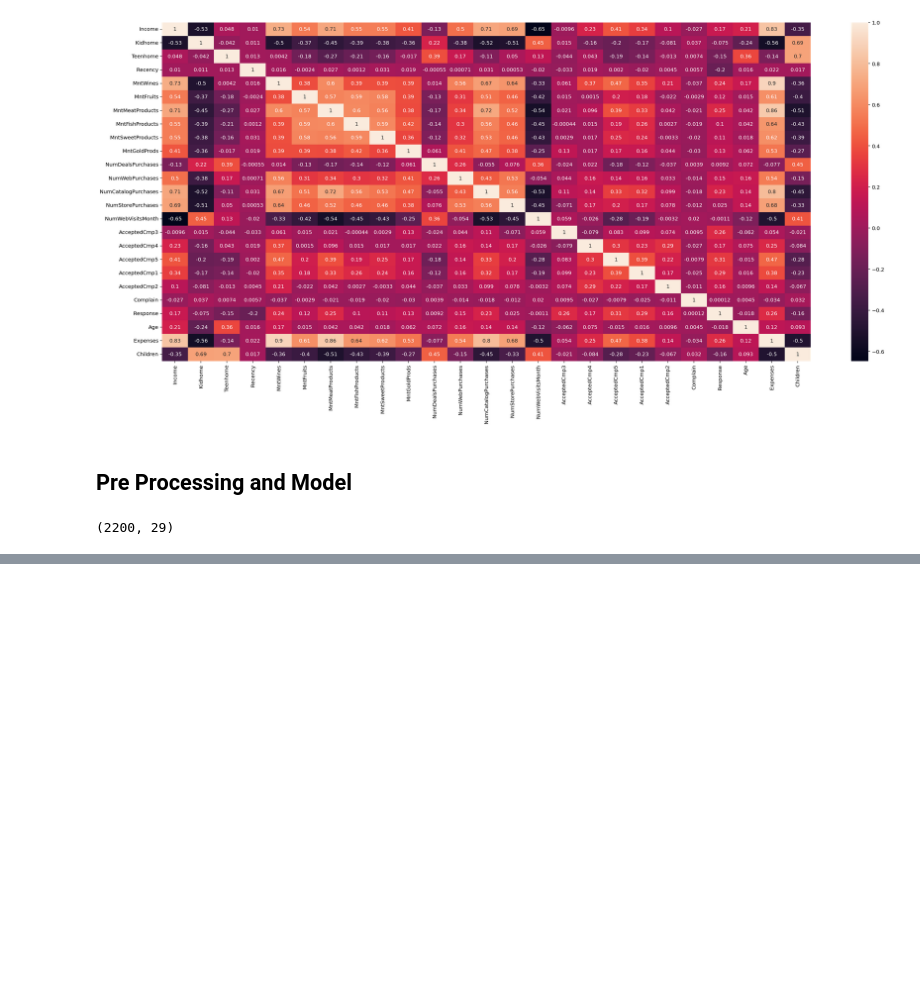
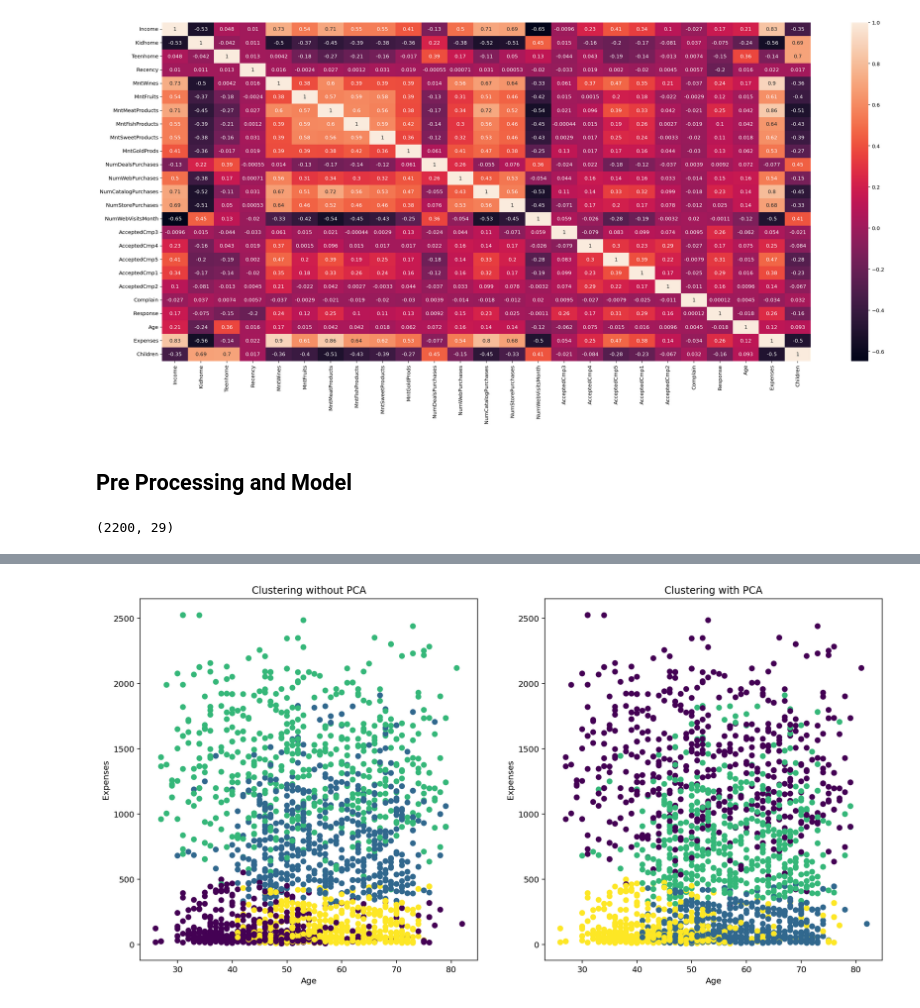
Before and after one commit to yxyfer/PTML_Project, a Jupyter notebook: src/market_analysis_unsupervised.ipynb, the cells around one changed output, grey strips where cells are left out. Cells and saved outputs as stored; diff of their text form; code cells hidden in the pictures; blank space fills up the shorter version.

```diff
--- a/src/market_analysis_unsupervised.ipynb
+++ b/src/market_analysis_unsupervised.ipynb
@@ -447,0 +415,4 @@ plt.show()
+# %%
+plot_2D(df_ff, "Age", "Expenses", cluster, cluster_pca)
+# %% [output]
+[figure, added]
```
Also changed, not shown: parts of 22 cells of this notebook.
